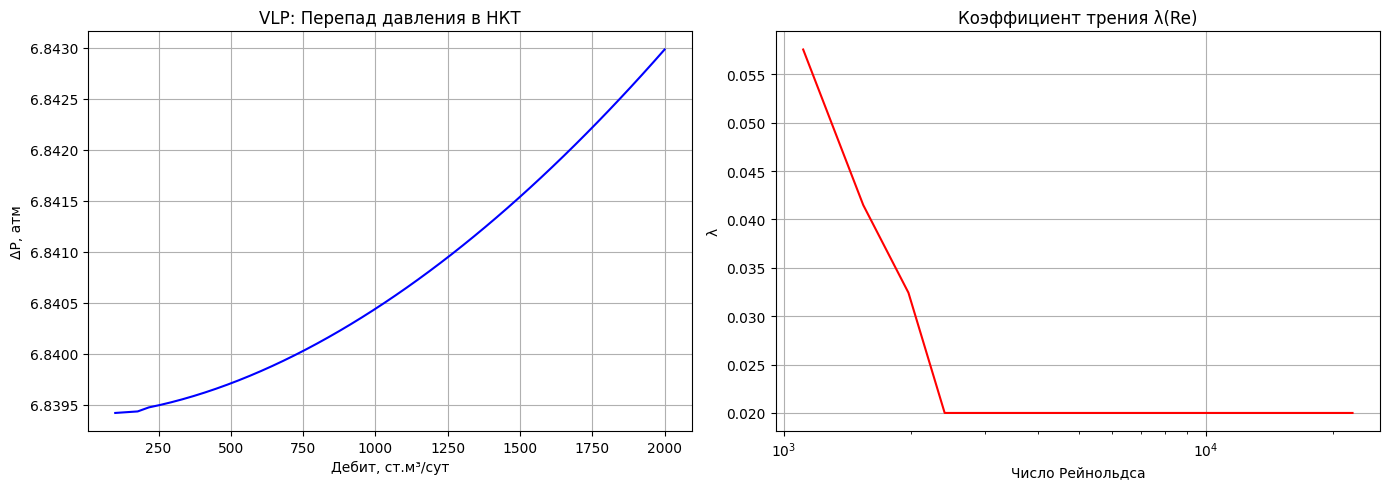
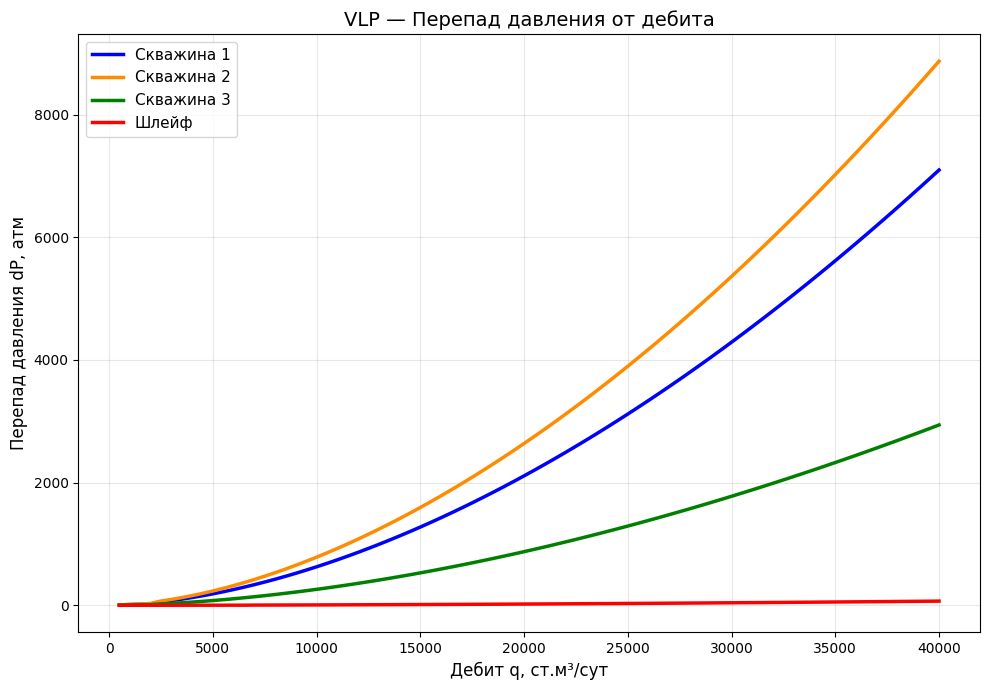
The notebook cell's code change between the first figure and the second:
--- before
+++ after
@@ -1,45 +1,51 @@
-from src.fluid import Fluid
-from src.pipe import Pipe
+
+import pandas as pd
 import numpy as np
+import matplotlib.pyplot as plt
 
-fluid = Fluid()
+plt.figure(figsize=(10, 7))
 
-# Параметры НКТ (примерно как у первой скважины)
-pipe = Pipe(L=2000, D=0.062, roughness=0.000046, fluid=fluid, vertical_depth=1800)
+qs = np.linspace(500, 40000, 80)
 
-q_list = np.linspace(100, 2000, 50)
-dp_list = []
-lam_list = []
-Re_list = []
+def calculate_dp_friction(pipe, q):
+    if q == 0:
+        return 0.0
+    
+    D = pipe.D
+    L = pipe.L
+    rho = pipe.fluid.ro(100)
+    mu = pipe.fluid.mu(100)
+    
+    area = np.pi * (D / 2) ** 2
+    velocity = q / (86400 * area)
+    
+    Re = (rho * velocity * D) / mu
+    
+    if Re < 2300:
+        f = 64 / Re
+    else:
+        f = 0.316 / (Re ** 0.25)
+    
+    dp_pa = f * (L / D) * (rho * velocity ** 2 / 2)
+    dp_atm = dp_pa / 101325
+    
+    return dp_atm
 
-for q in q_list:
-    state = pipe.dp(50, q)  # давление на входе 50 атм
-    dp_list.append(state.dP)
-    Re_list.append((state.rho * state.v * pipe.D) / (fluid.mu(50)/1000) if state.v > 0 else 1)
-    
-    # Коэффициент трения (упрощённо)
-    if Re_list[-1] < 2300:
-        lam = 64 / Re_list[-1]
-    else:
-        lam = 0.02  # примерно
-    lam_list.append(lam)
+# Считаем для каждой скважины и шлейфа
+dp_well1 = [calculate_dp_friction(pipe1, q) for q in qs]
+dp_well2 = [calculate_dp_friction(pipe2, q) for q in qs]
+dp_well3 = [calculate_dp_friction(pipe3, q) for q in qs]
+dp_shlyf = [calculate_dp_friction(shlyf, q) for q in qs]
 
-plt.figure(figsize=(14, 5))
+plt.plot(qs, dp_well1, 'b-', linewidth=2.5, label='Скважина 1')
+plt.plot(qs, dp_well2, color='darkorange', linewidth=2.5, label='Скважина 2')
+plt.plot(qs, dp_well3, 'g-', linewidth=2.5, label='Скважина 3')
+plt.plot(qs, dp_shlyf, 'r-', linewidth=2.5, label='Шлейф')
 
-plt.subplot(1, 2, 1)
-plt.plot(q_list, dp_list, 'b-')
-plt.title("VLP: Перепад давления в НКТ")
-plt.xlabel("Дебит, ст.м³/сут")
-plt.ylabel("ΔP, атм")
-plt.grid(True)
-
-plt.subplot(1, 2, 2)
-plt.plot(Re_list, lam_list, 'r-')
-plt.title("Коэффициент трения λ(Re)")
-plt.xlabel("Число Рейнольдса")
-plt.ylabel("λ")
-plt.xscale('log')
-plt.grid(True)
-
+plt.title("VLP — Перепад давления от дебита", fontsize=14)
+plt.xlabel("Дебит q, ст.м³/сут", fontsize=12)
+plt.ylabel("Перепад давления dP, атм", fontsize=12)
+plt.legend(fontsize=11)
+plt.grid(True, alpha=0.3)
 plt.tight_layout()
 plt.show()

Commit: Обновил пункт 3